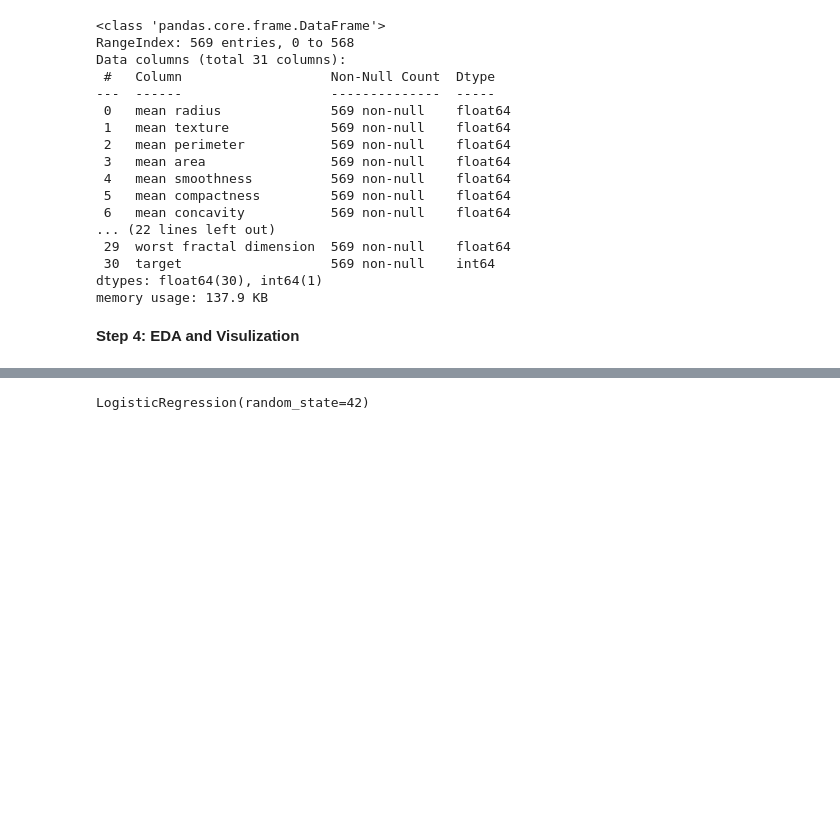
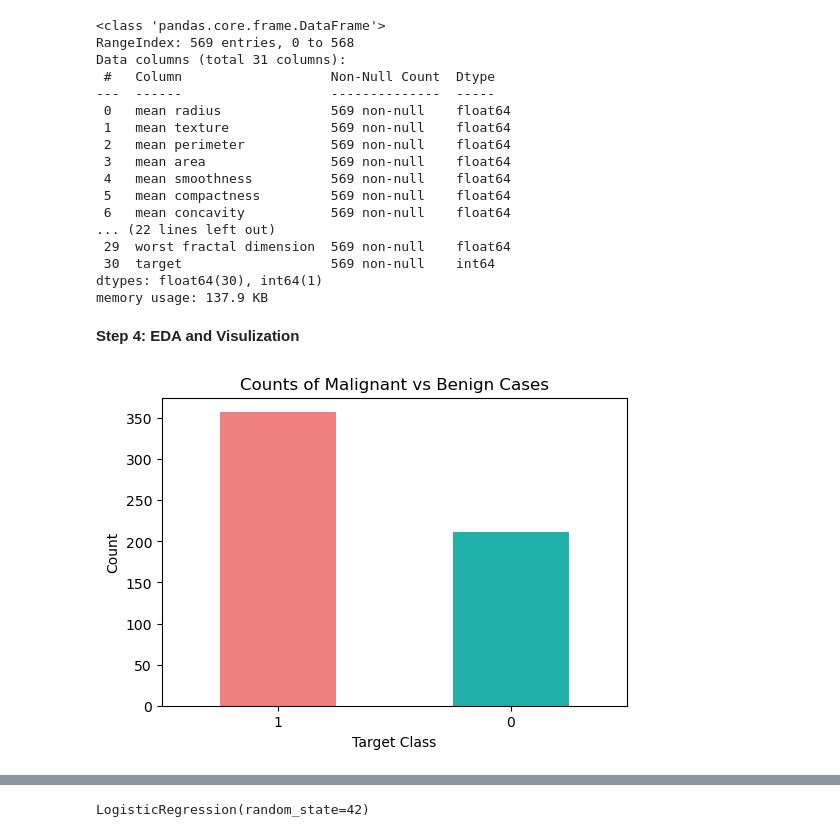
Before and after one commit to Kotadiyahenil/Machine-Learning, a Jupyter notebook: 03_LOGISTIC REGRESSION AND CLASSIFICATION METRICS/Binary cassification-Breast canser.ipynb, the cells around one changed output, grey strips where cells are left out. Cells and saved outputs as stored; diff of their text form; code cells hidden in the pictures; blank space fills up the shorter version.

```diff
--- a/03_LOGISTIC REGRESSION AND CLASSIFICATION METRICS/Binary cassification-Breast canser.ipynb
+++ b/03_LOGISTIC REGRESSION AND CLASSIFICATION METRICS/Binary cassification-Breast canser.ipynb
@@ -90,0 +90,14 @@ correlation_matrix =
+# %%
+# Count the occurrences of each class
+class_counts = df['target'].value_counts()
+
+# Create a bar plot for the target counts
+plt.figure(figsize=(6, 4))
+class_counts.plot(kind='bar', color=['lightcoral', 'lightseagreen'])  # Plot the counts with different colors
+plt.title('Counts of Malignant vs Benign Cases')
+plt.xlabel('Target Class')
+plt.ylabel('Count')
+plt.xticks([0, 1], rotation=0)  # Label the classes
+plt.show()
+# %% [output]
+[figure, added]
```
Also changed, not shown: parts of 8 cells of this notebook, 34 other files.
